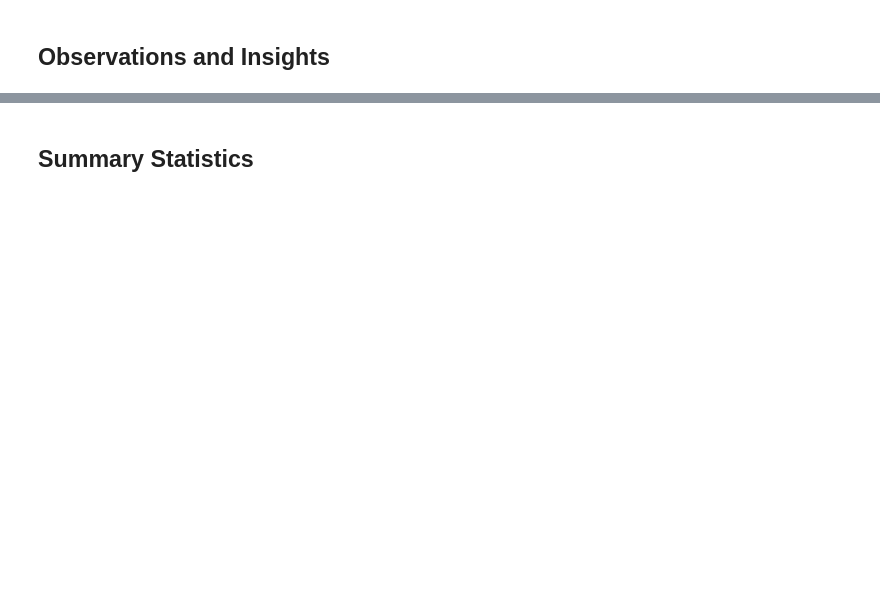
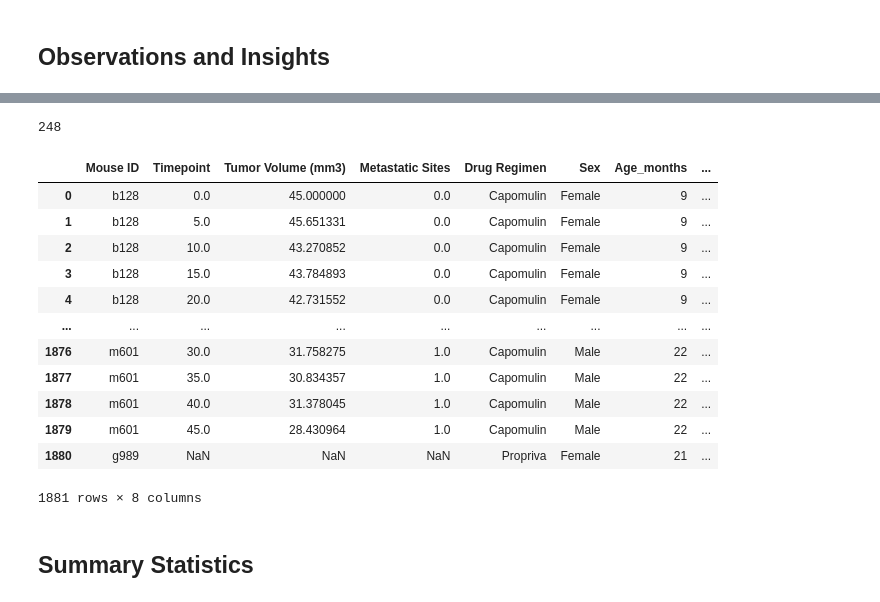
Before and after one commit to NKS8/Matplotlib_challenge, a Jupyter notebook: Pymaceuticals/pymaceuticals_starter.ipynb, the cells around one changed output, grey strips where cells are left out. Saved outputs shown, nothing was run; the diff lists cells and outputs as text; code cells hidden in the pictures; blank space fills up the shorter version.

```diff
--- a/Pymaceuticals/pymaceuticals_starter.ipynb
+++ b/Pymaceuticals/pymaceuticals_starter.ipynb
@@ -31,0 +98,4 @@ NameError: name 'study_results_df' is not defined
+# %%
+
+cleaned_study_results_df = study_results_df.loc[study_results_df["Mouse ID"] != "g989"]
+cleaned_study_results_df
@@ -32,3 +116,31 @@ NameError: name 'study_results_df' is not defined
+# %%
+mouse_id_count_nondupl =len(cleaned_study_results_df["Mouse ID"].unique()) # when print it I get list
+mouse_id_count_nondupl
+# Recheck the number of mice
+# %% [output]
+248
+# %%
+# Combine the data into a single dataset
+# start from here
+
+cleaned_combined_df = pd.merge(cleaned_study_results_df, mouse_metadata_df, how = "outer", on = "Mouse ID")
+cleaned_combined_df
+
+# Display the data table for preview
+# %% [output]
+|  | Mouse ID | Timepoint | Tumor Volume (mm3) | Metastatic Sites | Drug Regimen | Sex | Age_months | ... |
+| 0 | b128 | 0.0 | 45.000000 | 0.0 | Capomulin | Female | 9 | ... |
+| 1 | b128 | 5.0 | 45.651331 | 0.0 | Capomulin | Female | 9 | ... |
+| 2 | b128 | 10.0 | 43.270852 | 0.0 | Capomulin | Female | 9 | ... |
+| 3 | b128 | 15.0 | 43.784893 | 0.0 | Capomulin | Female | 9 | ... |
+| 4 | b128 | 20.0 | 42.731552 | 0.0 | Capomulin | Female | 9 | ... |
+| ... | ... | ... | ... | ... | ... | ... | ... | ... |
+| 1876 | m601 | 30.0 | 31.758275 | 1.0 | Capomulin | Male | 22 | ... |
+| 1877 | m601 | 35.0 | 30.834357 | 1.0 | Capomulin | Male | 22 | ... |
+| 1878 | m601 | 40.0 | 31.378045 | 1.0 | Capomulin | Male | 22 | ... |
+| 1879 | m601 | 45.0 | 28.430964 | 1.0 | Capomulin | Male | 22 | ... |
+| 1880 | g989 | NaN | NaN | NaN | Propriva | Female | 21 | ... |
+1881 rows × 8 columns
 # %% [markdown]
 ## Summary Statistics
 # %%
```
Also changed, not shown: parts of 40 cells of this notebook.
